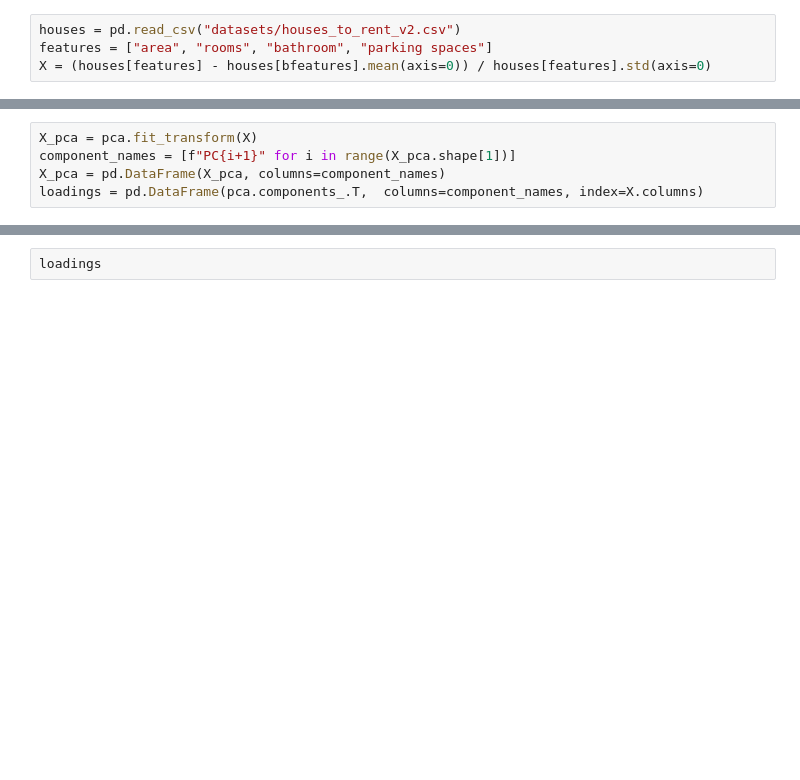
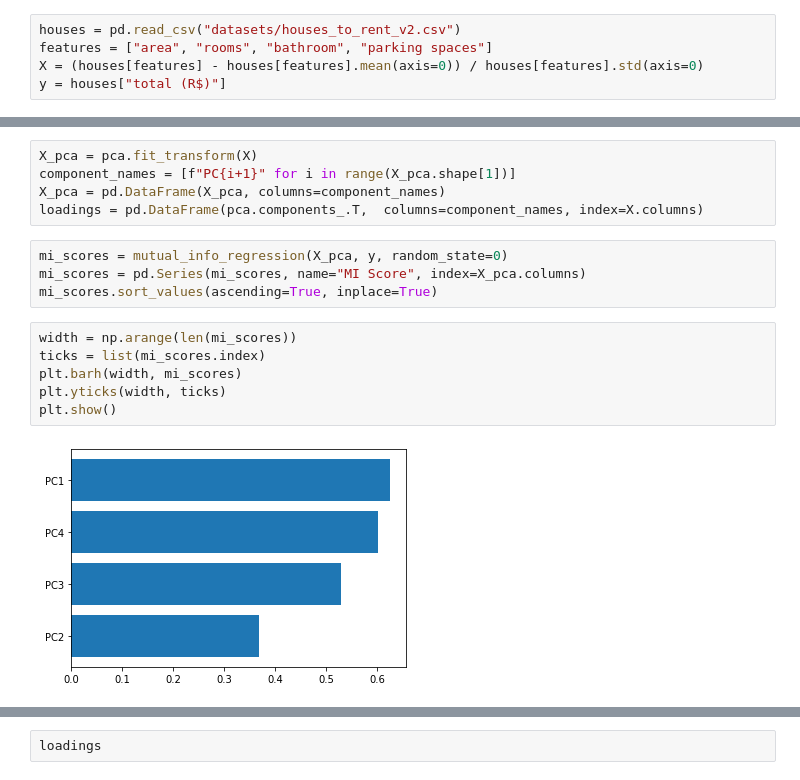
Before and after one commit to karimzakir02/Jupyters, a Jupyter notebook: Feature Engineering Compendium.ipynb, the cells around one changed output, grey strips where cells are left out. Saved outputs shown, nothing was run; the diff lists cells and outputs as text; blank space fills up the shorter version.

```diff
--- a/Feature Engineering Compendium.ipynb
+++ b/Feature Engineering Compendium.ipynb
@@ -191,4 +195,5 @@ from sklearn.decomposition import PCA
 # %%
 houses = pd.read_csv("datasets/houses_to_rent_v2.csv")
 features = ["area", "rooms", "bathroom", "parking spaces"]
-X = (houses[features] - houses[bfeatures].mean(axis=0)) / houses[features].std(axis=0)
+X = (houses[features] - houses[features].mean(axis=0)) / houses[features].std(axis=0)
+y = houses["total (R$)"]
@@ -199,3 +214,15 @@ X_pca = pca.fit_transform(X)
 component_names = [f"PC{i+1}" for i in range(X_pca.shape[1])]
 X_pca = pd.DataFrame(X_pca, columns=component_names)
 loadings = pd.DataFrame(pca.components_.T,  columns=component_names, index=X.columns)
+# %%
+mi_scores = mutual_info_regression(X_pca, y, random_state=0)
+mi_scores = pd.Series(mi_scores, name="MI Score", index=X_pca.columns)
+mi_scores.sort_values(ascending=True, inplace=True)
+# %%
+width = np.arange(len(mi_scores))
+ticks = list(mi_scores.index)
+plt.barh(width, mi_scores)
+plt.yticks(width, ticks)
+plt.show()
+# %% [output]
+[figure, added]
```
Also changed, not shown: parts of 11 cells of this notebook.
